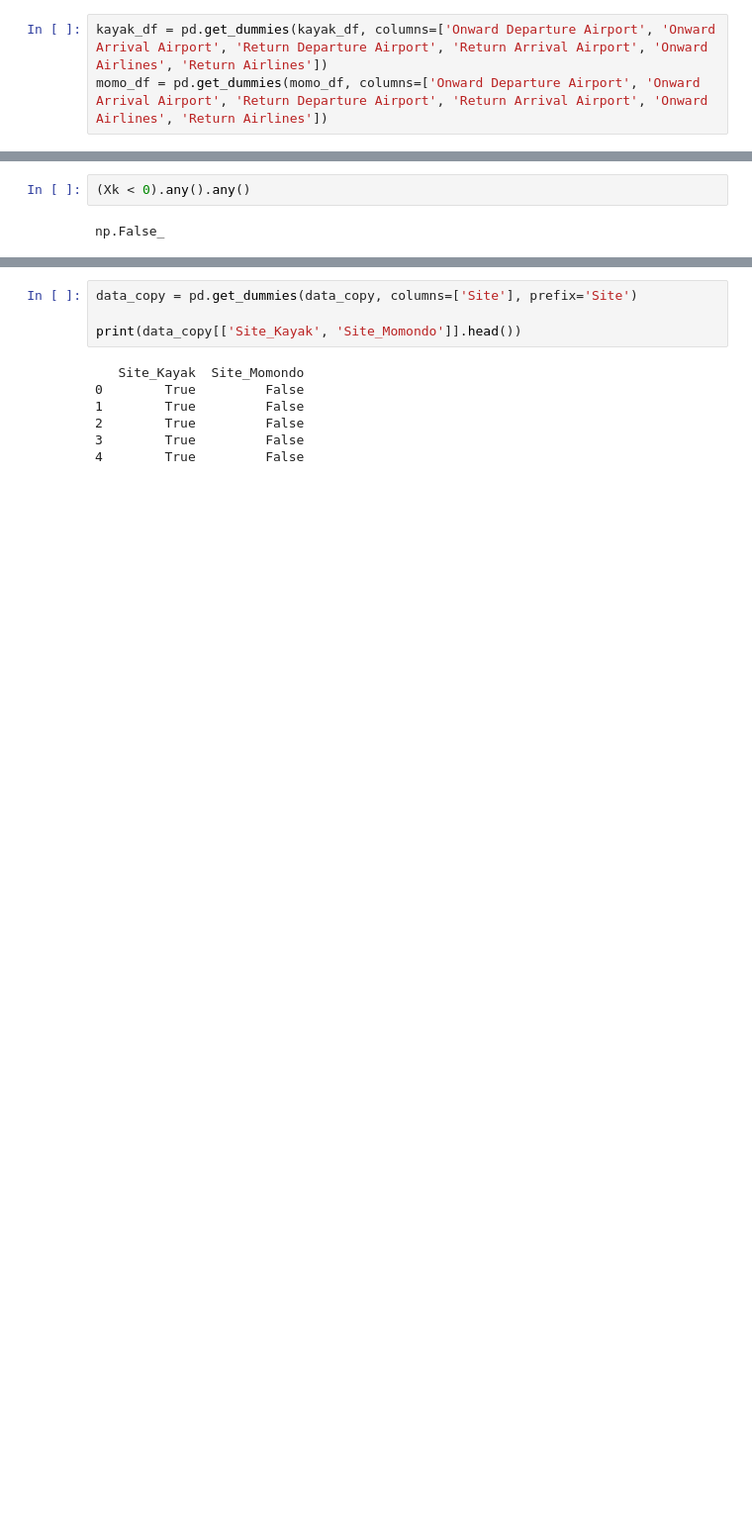
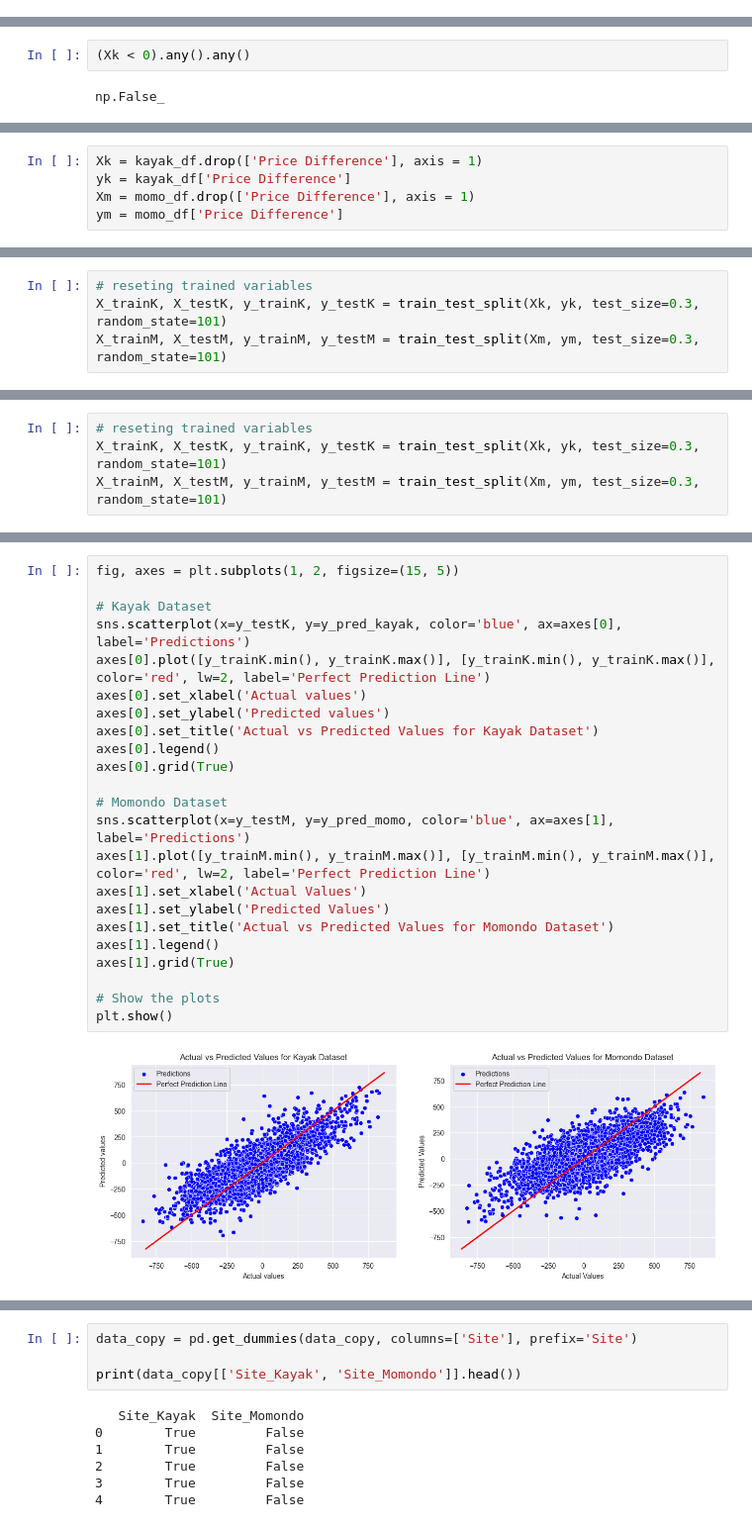
Before and after one commit to Andrian2024/DSProject-Flights, a Jupyter notebook: task D.ipynb, the cells around one changed output, grey strips where cells are left out. Shown at 99% size. Drawn from its saved outputs; the diff is of its cells as text; blank space fills up the shorter version.

```diff
--- a/task D.ipynb
+++ b/task D.ipynb
@@ -543,3 +479,0 @@ Index(['TTT', 'LOS', 'Onward Departure Airport', 'Onward Arrival Airport',
-# %%
-kayak_df = pd.get_dummies(kayak_df, columns=['Onward Departure Airport', 'Onward Arrival Airport', 'Return Departure Airport', 'Return Arrival Airport', 'Onward Airlines', 'Return Airlines'])
-momo_df = pd.get_dummies(momo_df, columns=['Onward Departure Airport', 'Onward Arrival Airport', 'Return Departure Airport', 'Return Arrival Airport', 'Onward Airlines', 'Return Airlines'])
@@ -732,0 +788,5 @@ ___
+# %%
+Xk = kayak_df.drop(['Price Difference'], axis = 1)
+yk = kayak_df['Price Difference']
+Xm = momo_df.drop(['Price Difference'], axis = 1)
+ym = momo_df['Price Difference']
@@ -732,0 +903,4 @@ ___
+# %%
+# reseting trained variables
+X_trainK, X_testK, y_trainK, y_testK = train_test_split(Xk, yk, test_size=0.3, random_state=101)
+X_trainM, X_testM, y_trainM, y_testM = train_test_split(Xm, ym, test_size=0.3, random_state=101)
@@ -732,0 +956,4 @@ ___
+# %%
+# reseting trained variables
+X_trainK, X_testK, y_trainK, y_testK = train_test_split(Xk, yk, test_size=0.3, random_state=101)
+X_trainM, X_testM, y_trainM, y_testM = train_test_split(Xm, ym, test_size=0.3, random_state=101)
@@ -732,0 +998,25 @@ ___
+# %%
+fig, axes = plt.subplots(1, 2, figsize=(15, 5))
+
+# Kayak Dataset
+sns.scatterplot(x=y_testK, y=y_pred_kayak, color='blue', ax=axes[0], label='Predictions')
+axes[0].plot([y_trainK.min(), y_trainK.max()], [y_trainK.min(), y_trainK.max()], color='red', lw=2, label='Perfect Prediction Line')
+axes[0].set_xlabel('Actual values')
+axes[0].set_ylabel('Predicted values')
+axes[0].set_title('Actual vs Predicted Values for Kayak Dataset')
+axes[0].legend()
+axes[0].grid(True)
+
+# Momondo Dataset
+sns.scatterplot(x=y_testM, y=y_pred_momo, color='blue', ax=axes[1], label='Predictions')
+axes[1].plot([y_trainM.min(), y_trainM.max()], [y_trainM.min(), y_trainM.max()], color='red', lw=2, label='Perfect Prediction Line')
+axes[1].set_xlabel('Actual Values')
+axes[1].set_ylabel('Predicted Values')
+axes[1].set_title('Actual vs Predicted Values for Momondo Dataset')
+axes[1].legend()
+axes[1].grid(True)
+
+# Show the plots
+plt.show()
+# %% [output]
+[figure, added]
```
Also changed, not shown: parts of 95 cells of this notebook, 1 other file.
